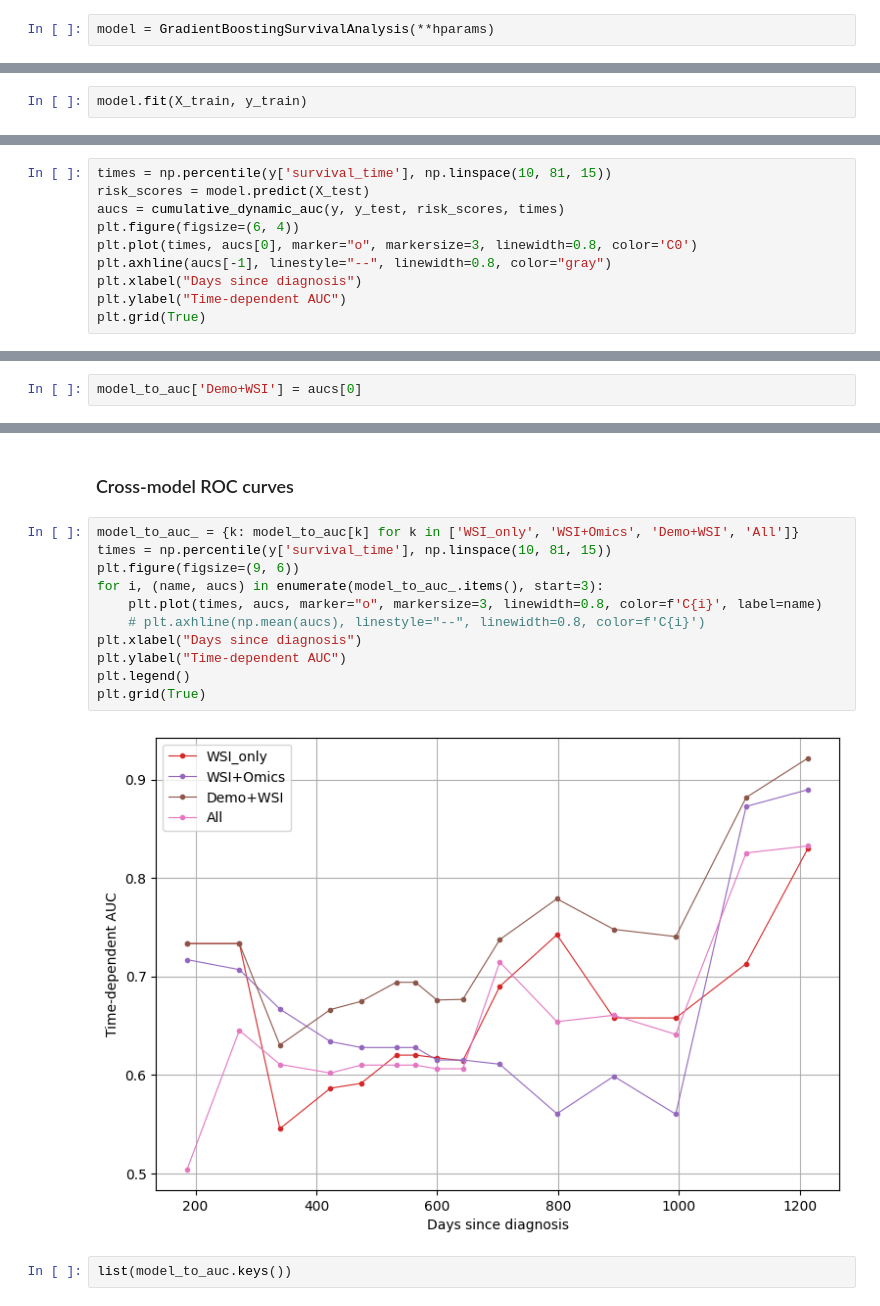
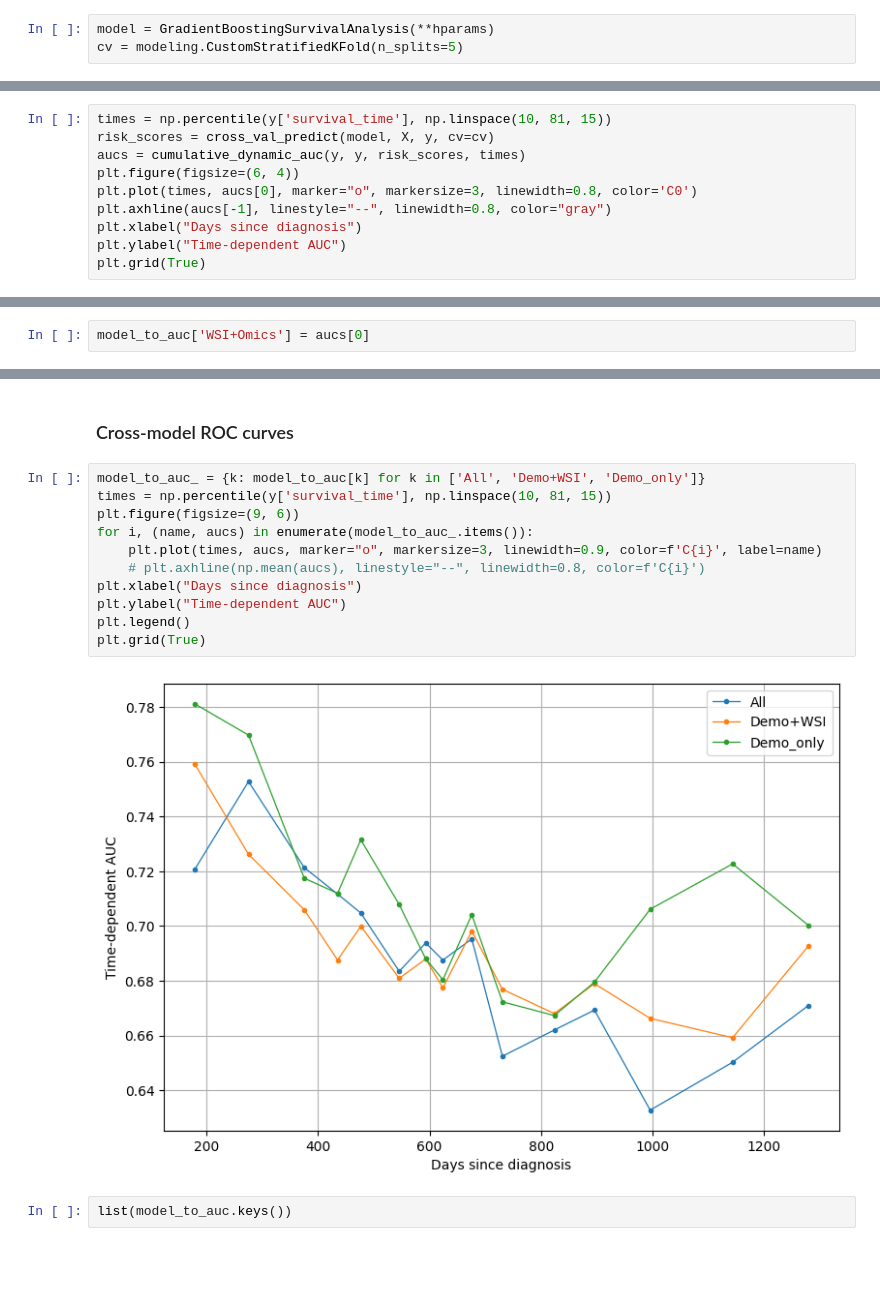
Before and after one commit to adobles96/tcga-survival, a Jupyter notebook: modeling.ipynb, the cells around one changed output, grey strips where cells are left out. Cells and saved outputs as stored; diff of their text form; blank space fills up the shorter version.

```diff
--- a/modeling.ipynb
+++ b/modeling.ipynb
@@ -77,3 +89,4 @@ plt.show()
 ## Eval
 # %%
 model = GradientBoostingSurvivalAnalysis(**hparams)
+cv = modeling.CustomStratifiedKFold(n_splits=5)
@@ -101,2 +109,0 @@ X_train, X_test, y_train, y_test = train_test_split(X, y, test_size=0.2, random_
-# %%
-model.fit(X_train, y_train)
@@ -108,7 +110,7 @@ GradientBoostingSurvivalAnalysis(dropout_rate=0.2, learning_rate=1, max_depth=2,
 # %%
 times = np.percentile(y['survival_time'], np.linspace(10, 81, 15))
-risk_scores = model.predict(X_test)
-aucs = cumulative_dynamic_auc(y, y_test, risk_scores, times)
+risk_scores = cross_val_predict(model, X, y, cv=cv)
+aucs = cumulative_dynamic_auc(y, y, risk_scores, times)
 plt.figure(figsize=(6, 4))
 plt.plot(times, aucs[0], marker="o", markersize=3, linewidth=0.8, color='C0')
 plt.axhline(aucs[-1], linestyle="--", linewidth=0.8, color="gray")
@@ -120,2 +122,2 @@ plt.grid(True)
 # %%
-model_to_auc['Demo+WSI'] = aucs[0]
+model_to_auc['WSI+Omics'] = aucs[0]
@@ -228,18 +252,18 @@ df.groupby(pd.qcut(df.file_size, 5)).discordance.agg(['count', 'mean'])
 # %% [markdown]
 ### Cross-model ROC curves
 # %%
-model_to_auc_ = {k: model_to_auc[k] for k in ['WSI_only', 'WSI+Omics', 'Demo+WSI', 'All']}
+model_to_auc_ = {k: model_to_auc[k] for k in ['All', 'Demo+WSI', 'Demo_only']}
 times = np.percentile(y['survival_time'], np.linspace(10, 81, 15))
 plt.figure(figsize=(9, 6))
-for i, (name, aucs) in enumerate(model_to_auc_.items(), start=3):
-    plt.plot(times, aucs, marker="o", markersize=3, linewidth=0.8, color=f'C{i}', label=name)
+for i, (name, aucs) in enumerate(model_to_auc_.items()):
+    plt.plot(times, aucs, marker="o", markersize=3, linewidth=0.9, color=f'C{i}', label=name)
     # plt.axhline(np.mean(aucs), linestyle="--", linewidth=0.8, color=f'C{i}')
 plt.xlabel("Days since diagnosis")
 plt.ylabel("Time-dependent AUC")
 plt.legend()
 plt.grid(True)
 # %% [output]
-[figure, old version]
+[figure, new version]
 # %%
 list(model_to_auc.keys())
 # %% [output]
```
Also changed, not shown: parts of 20 cells of this notebook.
